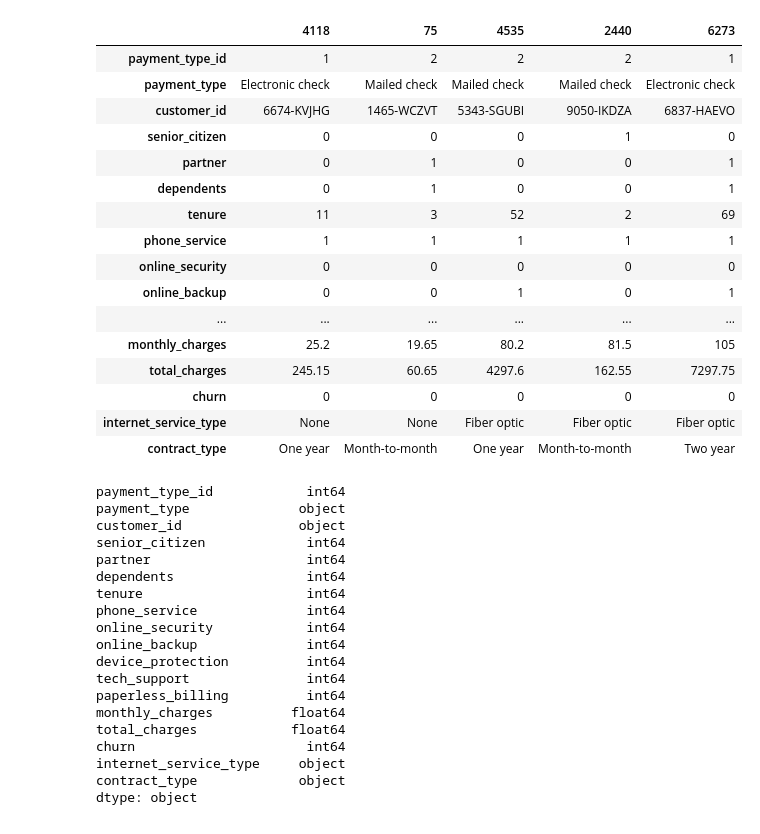
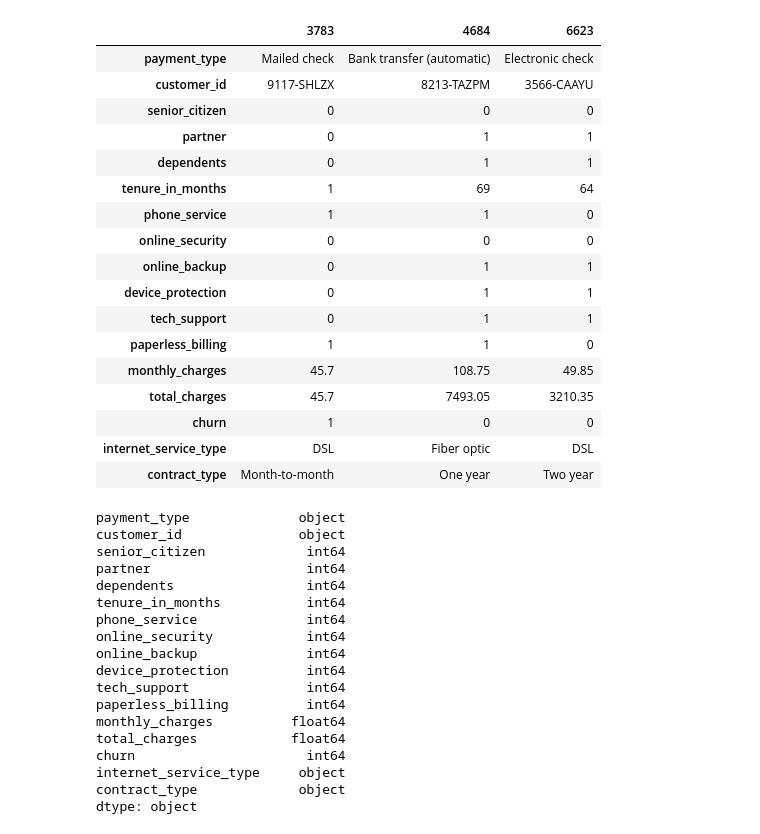
Before and after one commit to DesireeMcElroy/telco-classification-project, a Jupyter notebook: final_notebook.ipynb, the cells around one changed output. Cells and saved outputs as stored; diff of their text form; code cells hidden in the pictures.

```diff
--- a/final_notebook.ipynb
+++ b/final_notebook.ipynb
@@ -37,2 +35,0 @@ df.sample(5).T
-# %%
-df = prep_telco_data(df)
@@ -39,33 +99,36 @@ df = prep_telco_data(df)
+# %%
+# this function drops columns mentioned above, removes duplicate columns, changes strings to floats (where necessary), drops nulls, and changes my Yes and No columns to binary.
+df = prepare.prep_telco_data(df)
 # %%
-df.sample(5).T
+df.sample(3).T
 # %% [output]
-|  | 4118 | 75 | 4535 | 2440 | 6273 |
-| payment_type_id | 1 | 2 | 2 | 2 | 1 |
-| payment_type | Electronic check | Mailed check | Mailed check | Mailed check | Electronic check |
-| customer_id | 6674-KVJHG | 1465-WCZVT | 5343-SGUBI | 9050-IKDZA | 6837-HAEVO |
-| senior_citizen | 0 | 0 | 0 | 1 | 0 |
-| partner | 0 | 1 | 0 | 0 | 1 |
-| dependents | 0 | 1 | 0 | 0 | 1 |
-| tenure | 11 | 3 | 52 | 2 | 69 |
-| phone_service | 1 | 1 | 1 | 1 | 1 |
-| online_security | 0 | 0 | 0 | 0 | 0 |
-| online_backup | 0 | 0 | 1 | 0 | 1 |
-| ... | ... | ... | ... | ... | ... |
-| monthly_charges | 25.2 | 19.65 | 80.2 | 81.5 | 105 |
-| total_charges | 245.15 | 60.65 | 4297.6 | 162.55 | 7297.75 |
-| churn | 0 | 0 | 0 | 0 | 0 |
-| internet_service_type | None | None | Fiber optic | Fiber optic | Fiber optic |
-| contract_type | One year | Month-to-month | One year | Month-to-month | Two year |
+|  | 3783 | 4684 | 6623 |
+| payment_type | Mailed check | Bank transfer (automatic) | Electronic check |
+| customer_id | 9117-SHLZX | 8213-TAZPM | 3566-CAAYU |
+| senior_citizen | 0 | 0 | 0 |
+| partner | 0 | 1 | 1 |
+| dependents | 0 | 1 | 1 |
+| tenure_in_months | 1 | 69 | 64 |
+| phone_service | 1 | 1 | 0 |
+| online_security | 0 | 0 | 0 |
+| online_backup | 0 | 1 | 1 |
+| device_protection | 0 | 1 | 1 |
+| tech_support | 0 | 1 | 1 |
+| paperless_billing | 1 | 1 | 0 |
+| monthly_charges | 45.7 | 108.75 | 49.85 |
+| total_charges | 45.7 | 7493.05 | 3210.35 |
+| churn | 1 | 0 | 0 |
+| internet_service_type | DSL | Fiber optic | DSL |
+| contract_type | Month-to-month | One year | Two year |
 # %%
 df.dtypes
 # %% [output]
-payment_type_id            int64
 payment_type              object
 customer_id               object
 senior_citizen             int64
 partner                    int64
 dependents                 int64
-tenure                     int64
+tenure_in_months           int64
 phone_service              int64
 online_security            int64
 online_backup              int64
```
Also changed, not shown: parts of 21 cells of this notebook.
